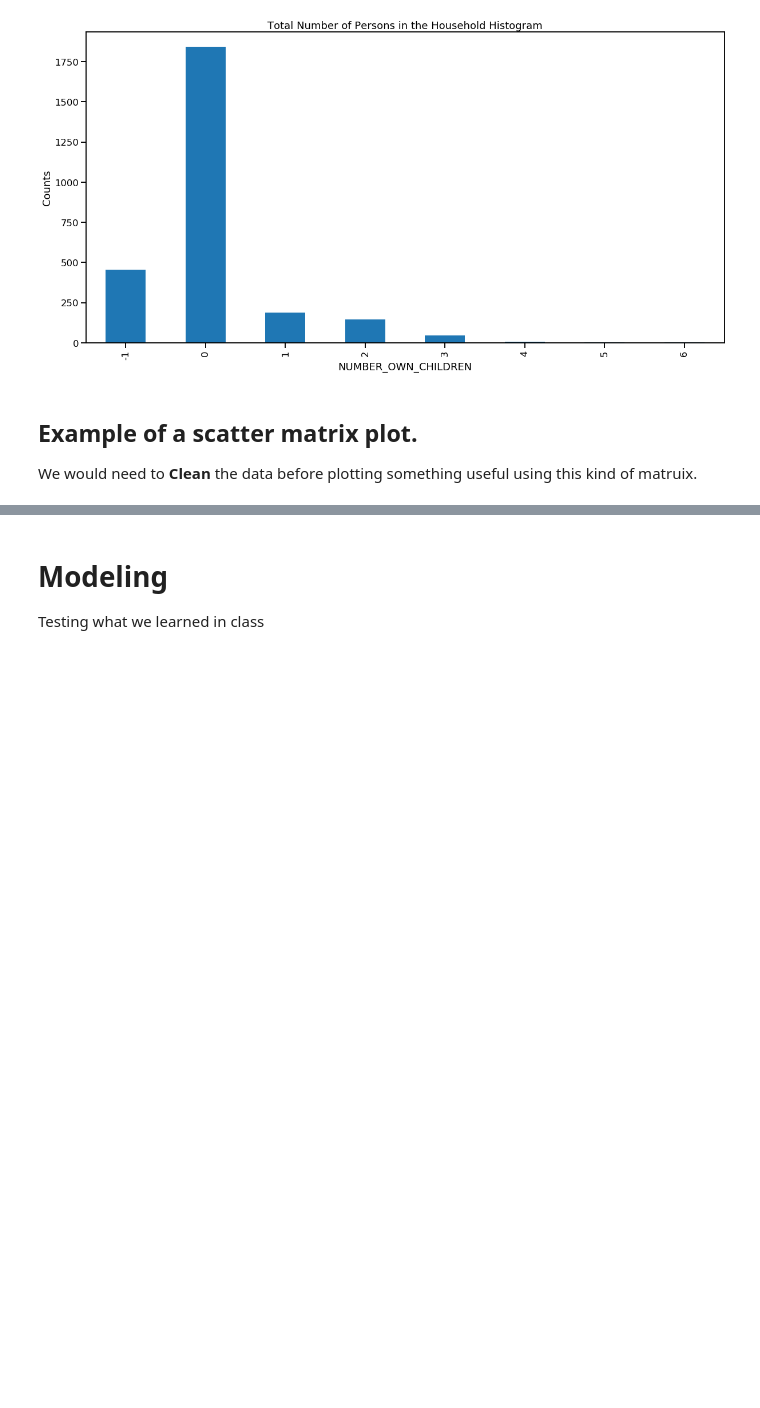
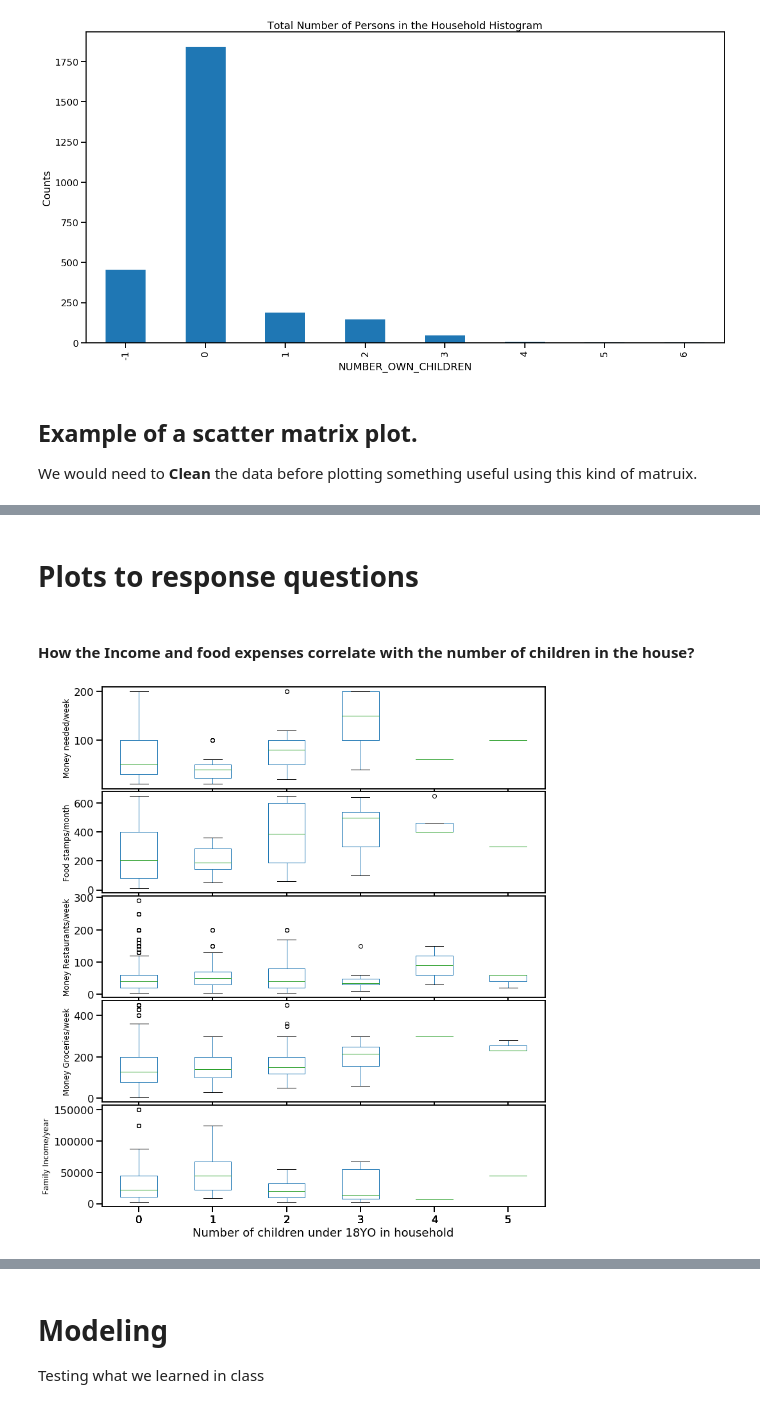
Before and after one commit to astronomilo/foodinsecurity, a Jupyter notebook: Notebooks/EDA_Prep/Team_27_EDA_Prep_20220207.ipynb, the cells around one changed output, grey strips where cells are left out. Cells and saved outputs as stored; diff of their text form; code cells hidden in the pictures; blank space fills up the shorter version.

Commit message:
Including multiple plots for number of children in household

```diff
--- a/Notebooks/EDA_Prep/Team_27_EDA_Prep_20220207.ipynb
+++ b/Notebooks/EDA_Prep/Team_27_EDA_Prep_20220207.ipynb
@@ -561,0 +562,55 @@ plt.show()
+# %% [markdown]
+# Plots to response questions
+# %% [markdown]
+#### How the Income and food expenses correlate with the number of children in the house?
+# %%
+# Households needing to meet food needs
+FoodNeed = cps2019_df[cps2019_df['AMOUNT_NEEDED_TO_MEET_HOUSEHOLD_FOOD_NEED']!=-1]
+# Food stamps/month:
+FoodStamps = cps2019_df[cps2019_df['FOODSTAMPS_AMT_PERMONTH']>0]
+# Purchases in Restaurants /wekk
+FoodRest = cps2019_df[cps2019_df['HOUSEHOLD_PURCHASES_RESTAURANTS']>=0]
+FoodRest = FoodRest[FoodRest['NUMBER_OWN_CHILDREN']!=5]
+# Purchases in Groceries / week
+FoodGroc = cps2019_df[cps2019_df['HOUSEHOLD_PURCHASES_GROCERIES']>=0]
+FoodGroc = FoodGroc[FoodGroc['NUMBER_OWN_CHILDREN']!=4]
+# Family Income
+FamInc = cps2019_df[cps2019_df['AMOUNT_NEEDED_TO_MEET_HOUSEHOLD_FOOD_NEED']!=-1]
+Dict_Family_Income = { 1: 2500, 2: 6250, 3: 8750, 4: 11250, 5: 13750, 6: 17500,
+                       7: 22500, 8: 27500, 9: 32500, 10: 37500, 11: 45000, 12: 55000,
+                      13: 67500, 14: 87500, 15: 125000, 16: 150000}
+FamInc = FamInc.replace({"FAMILY_INCOME": Dict_Family_Income})
+
+fig, (ax1, ax2, ax3, ax4, ax5) = plt.subplots(5, sharex=True, figsize=(12,15))
+fig.subplots_adjust(0,0,1,1,0,0.03) # This removes space between plots
+
+# Money needed/week:
+FoodNeed.boxplot(column='AMOUNT_NEEDED_TO_MEET_HOUSEHOLD_FOOD_NEED',
+                 by='NUMBER_OWN_CHILDREN',grid=False, ax=ax1)
+ax2.set_xticklabels(ax1.get_xticklabels(),ha='left')
+ax1.set_ylabel('Money needed/week', fontsize=12)
+ax1.set_title('')
+# Food stamps/month:
+FoodStamps.boxplot(column='FOODSTAMPS_AMT_PERMONTH',
+                 by='NUMBER_OWN_CHILDREN',grid=False, ax=ax2)
+ax2.set_ylabel('Food stamps/month', fontsize=12)
+ax2.set_title('')
+# Purchase Restaurants
+FoodRest.boxplot(column='HOUSEHOLD_PURCHASES_RESTAURANTS',
+                 by='NUMBER_OWN_CHILDREN',grid=False,ax=ax3)
+ax3.set_ylabel('Money Restaurants/week', fontsize=12)
+ax3.set_title('')
+FoodGroc.boxplot(column='HOUSEHOLD_PURCHASES_GROCERIES',
+                 by='NUMBER_OWN_CHILDREN',grid=False,ax=ax4)
+ax4.set_ylabel('Money Groceries/week', fontsize=12)
+ax4.set_title('')
+FamInc.boxplot(column='FAMILY_INCOME',
+                 by='NUMBER_OWN_CHILDREN',grid=False, ax=ax5)
+ax5.set_ylabel('Family Income/year', fontsize=12)
+ax5.set_title('')
+ax5.set_xlabel('Number of children under 18YO in household')
+
+fig.suptitle('')
+plt.show()
+# %% [output]
+[figure, added]
```
Also changed, not shown: parts of 21 cells of this notebook.
